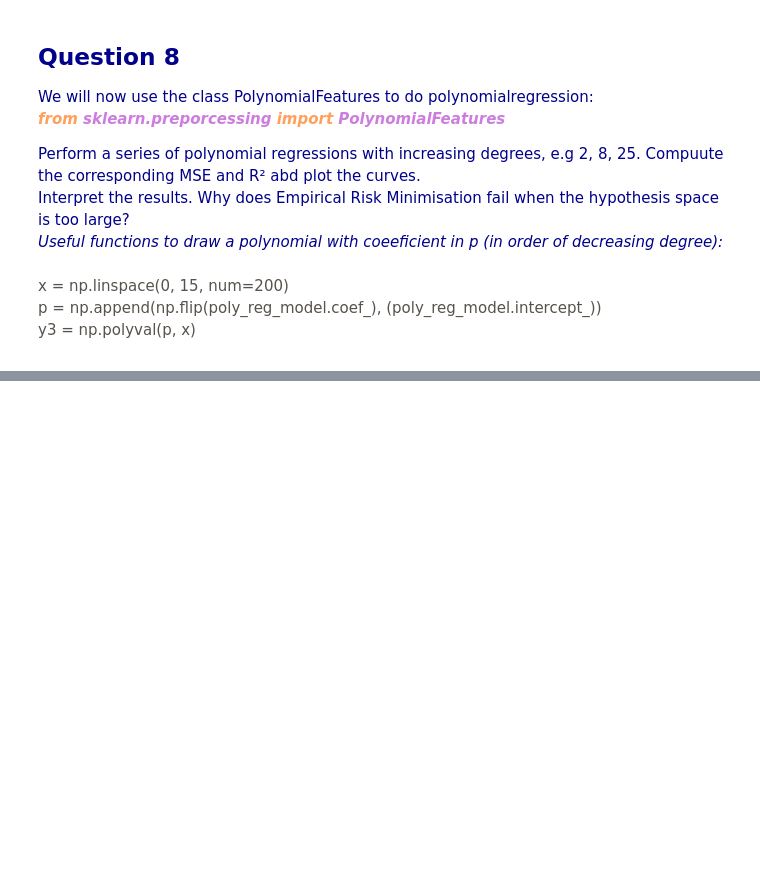
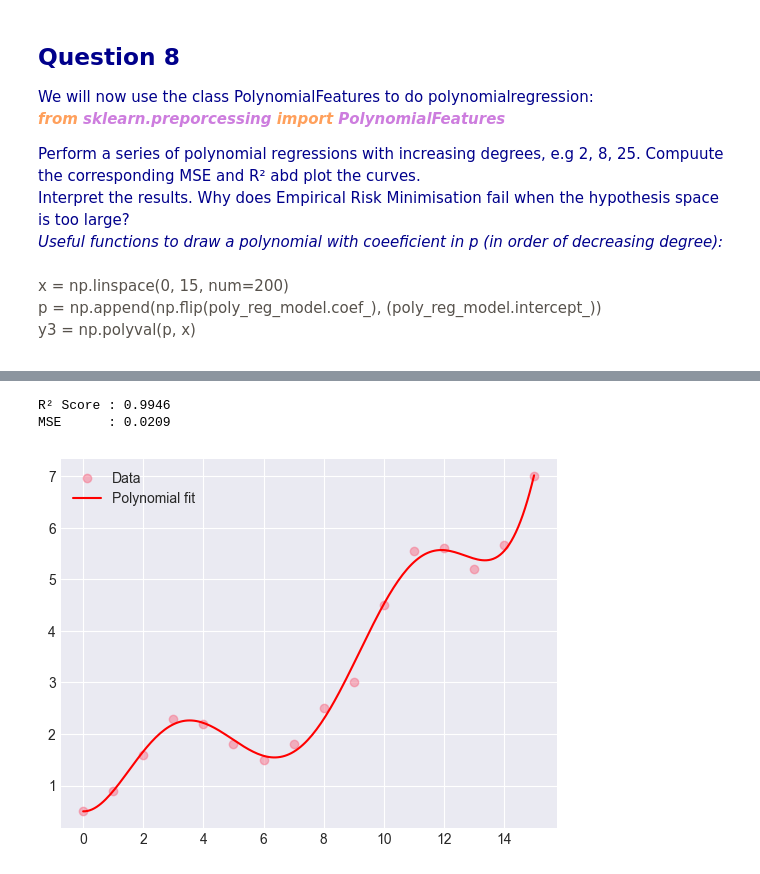
Before and after one commit to INSA-4IF2-Hexanome24/MachineLearning, a Jupyter notebook: LAB_2.ipynb, the cells around one changed output, grey strips where cells are left out. Cells and saved outputs as stored; diff of their text form; code cells hidden in the pictures; blank space fills up the shorter version.

```diff
--- a/LAB_2.ipynb
+++ b/LAB_2.ipynb
@@ -133,0 +168,30 @@ y3 = np.polyval(p, x)
+# %%
+from sklearn.pipeline import Pipeline
+
+model = Pipeline([
+    ("poly", PolynomialFeatures(degree=8, include_bias=False)),
+    ("linear", LinearRegression()),
+])
+#.values.reshape(-1, 1) transforme une sliece d'un dataframe pandas en un array numpy de une dimension, puis reshape(-1, 1) transforme ce array en une matrice à une colonne. Au funal on obtient un array numpy, ce qui est necesaire por sklarn
+df_0 = df['0'].values.reshape(-1, 1)
+df_1 = df['1'].values.reshape(-1, 1)
+
+model.fit(df_0, df_1)
+y_pred = model.predict(df_0)
+
+print(f"R² Score : {r2_score(df_1, y_pred):.4f}")
+print(f"MSE      : {mean_squared_error(df_1, y_pred):.4f}")
+
+# Plot
+X_plot = np.linspace(0, 15, 200).reshape(-1, 1)
+y_plot = model.predict(X_plot)
+
+plt.scatter(df_0, df_1, alpha=0.5, label="Data")
+plt.plot(X_plot, y_plot, color="red", label="Polynomial fit")
+
+plt.legend()
+plt.show()
+# %% [output]
+R² Score : 0.9946
+MSE      : 0.0209
+[figure, added]
```
Also changed, not shown: parts of 6 cells of this notebook.
